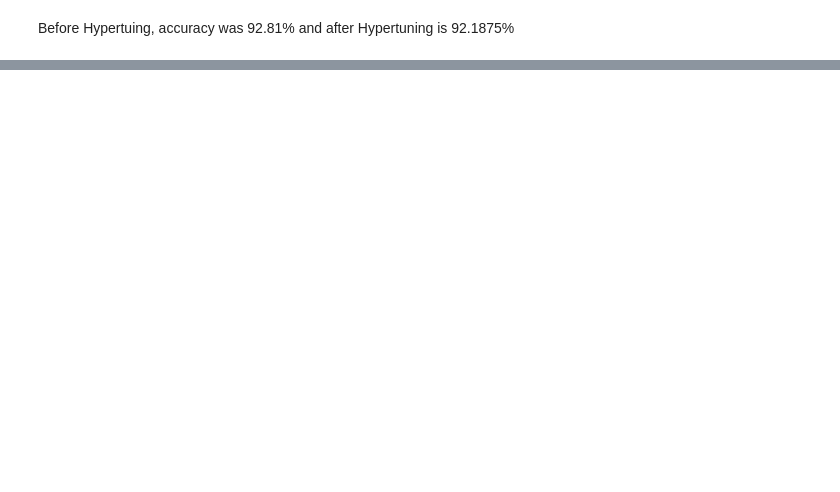
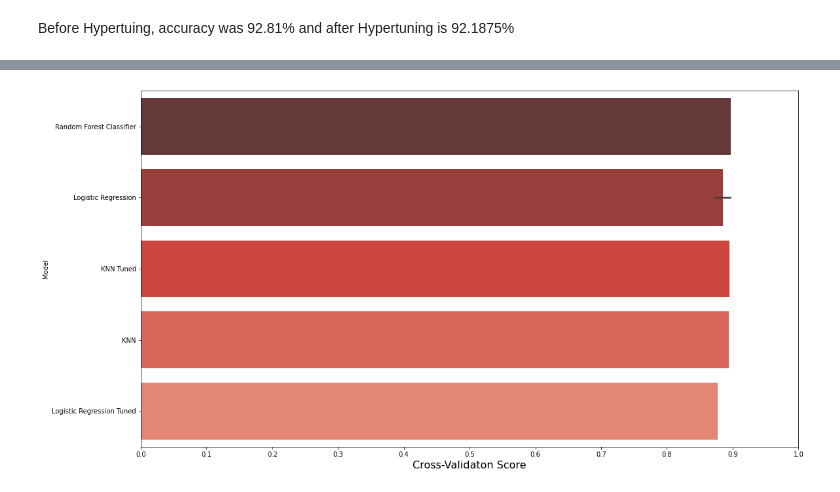
Before and after one commit to SahilChachra/Redwine-Quality-Analysis-and-Prediction, a Jupyter notebook: Red Wine EDA and Prediction.ipynb, the cells around one changed output, grey strips where cells are left out. Saved outputs shown, nothing was run; the diff lists cells and outputs as text; code cells hidden in the pictures; blank space fills up the shorter version.

Commit message:
Fixed Bugs + added cross_val_score

```diff
--- a/Red Wine EDA and Prediction.ipynb
+++ b/Red Wine EDA and Prediction.ipynb
@@ -782,0 +967,8 @@ Before Hypertuing, accuracy was 92.81% and after Hypertuning is 92.1875%
+# %%
+y_pred_rfc_tuned = randomForestModel_tuned.predict(X_test_set)
+accuracy_rfc_test_tuened = accuracy_score(y_test_set,y_pred_rfc_tuned)
+print("Accuracy on Test set : {0:.2f} %".format(accuracy_rfc_test_tuened*100))
+print("Classification Report as follows")
+print(classification_report(y_test_set,y_pred_rfc_tuned))
+print("Confusion Matrix ")
+print(confusion_matrix(y_test_set,y_pred_rfc_tuned))
@@ -782,0 +990,4 @@ Before Hypertuing, accuracy was 92.81% and after Hypertuning is 92.1875%
+# %%
+cvs_rfc_tuned = cross_val_score(randomForestModel_tuned,X_train_set,y_train_set,cv=5)
+
+print("Cross Validation score : "+str(cvs_rfc_tuned.mean()))
@@ -782,0 +996,9 @@ Before Hypertuing, accuracy was 92.81% and after Hypertuning is 92.1875%
+# %%
+models = [('Logistic Regression', accuracy_lr_test, cvs_lr.mean()),
+          ('Logistic Regression Tuned', accuracy_lr_test_tuned, cvs_lr_tuned.mean()),
+          ('KNN', accuracy_knn_test, cvs_knn.mean()),
+          ('KNN Tuned', accuracy_knn_test_tuned, cvs_knn_tuned.mean()),
+          ('Random Forest Classifier', accuracy_rfc_test, cvs_rfc.mean()),
+          ('Logistic Regression', accuracy_rfc_test_tuened, cvs_rfc_tuned.mean()),
+
+         ]
@@ -782,0 +1007,3 @@ Before Hypertuing, accuracy was 92.81% and after Hypertuning is 92.1875%
+# %%
+predictions = pd.DataFrame(data=models,columns=['Model','Accuracy of Test Data','Cross Validation Score'])
+predictions
@@ -782,0 +1018,12 @@ Before Hypertuing, accuracy was 92.81% and after Hypertuning is 92.1875%
+# %%
+f,ax = plt.subplots(1,1,figsize=(18,10))
+predictions.sort_values(by=['Cross Validation Score'],ascending=False,inplace=True)
+sns.barplot(x='Cross Validation Score', y='Model',data=predictions,palette='Reds_d')
+#axes[0].set(xlabel='Region', ylabel='Charges')
+ax.set_xlabel('Cross-Validaton Score', size=16)
+ax.set_ylabel('Model')
+ax.set_xlim(0,1.0)
+ax.set_xticks(np.arange(0, 1.1, 0.1))
+plt.show()
+# %% [output]
+[figure, added]
```
Also changed, not shown: parts of 24 cells of this notebook.
